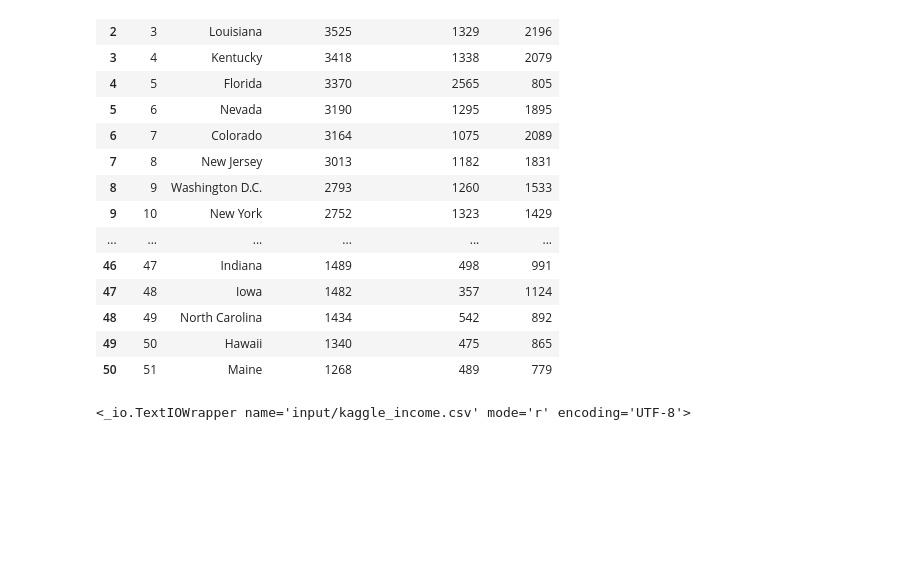
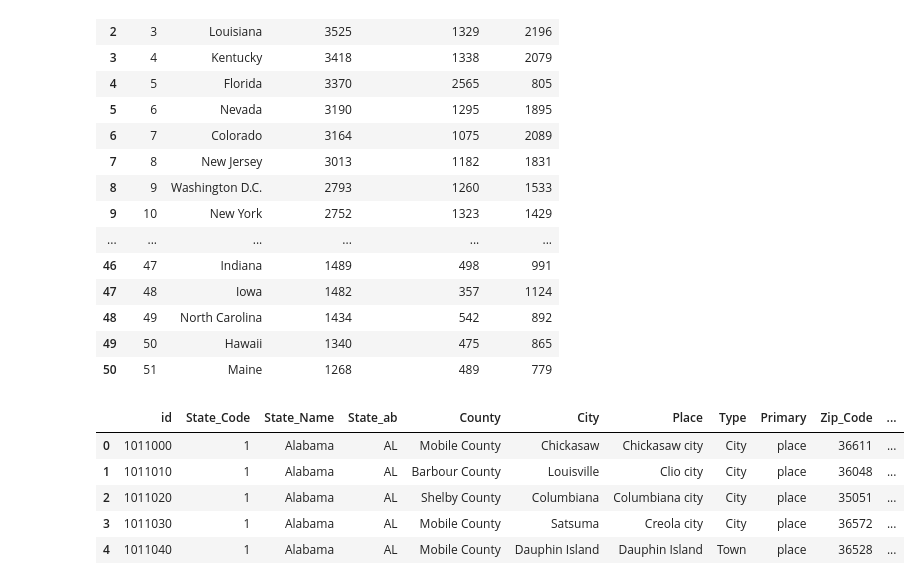
Before and after one commit to ramirezgc/ka-ching, a Jupyter notebook: auto_ins_data.ipynb, the cells around one changed output. Drawn from its saved outputs; the diff is of its cells as text; code cells hidden in the pictures; blank space fills up the shorter version.

Commit message:
changes to auto ins to add state abbreviation to csv

```diff
--- a/auto_ins_data.ipynb
+++ b/auto_ins_data.ipynb
@@ -26,10 +26,15 @@ auto_ins_data_df
 | 48 | 49 | North Carolina | 1434 | 542 | 892 |
 | 49 | 50 | Hawaii | 1340 | 475 | 865 |
 | 50 | 51 | Maine | 1268 | 489 | 779 |
-# %%
-csv_file = "input/kaggle_income.csv"
-
-with open(csv_file) as f:
-    print(f)
-# %% [output]
-<_io.TextIOWrapper name='input/kaggle_income.csv' mode='r' encoding='UTF-8'>
+# %%
+csv_file ="input/income_data.csv"
+# %%
+income_data_df = pd.read_csv(csv_file)
+income_data_df.head()
+# %% [output]
+|  | id | State_Code | State_Name | State_ab | County | City | Place | Type | Primary | Zip_Code | ... |
+| 0 | 1011000 | 1 | Alabama | AL | Mobile County | Chickasaw | Chickasaw city | City | place | 36611 | ... |
+| 1 | 1011010 | 1 | Alabama | AL | Barbour County | Louisville | Clio city | City | place | 36048 | ... |
+| 2 | 1011020 | 1 | Alabama | AL | Shelby County | Columbiana | Columbiana city | City | place | 35051 | ... |
+| 3 | 1011030 | 1 | Alabama | AL | Mobile County | Satsuma | Creola city | City | place | 36572 | ... |
+| 4 | 1011040 | 1 | Alabama | AL | Mobile County | Dauphin Island | Dauphin Island | Town | place | 36528 | ... |
```
Also changed, not shown: parts of 9 cells of this notebook, 3 other files.
